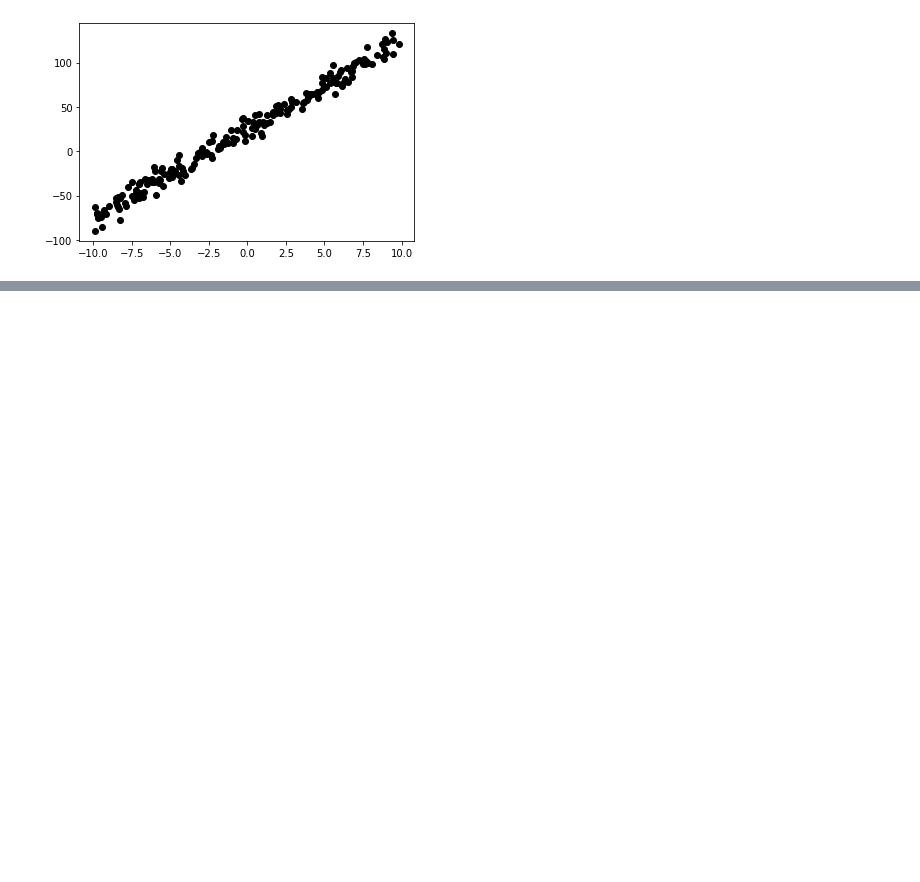
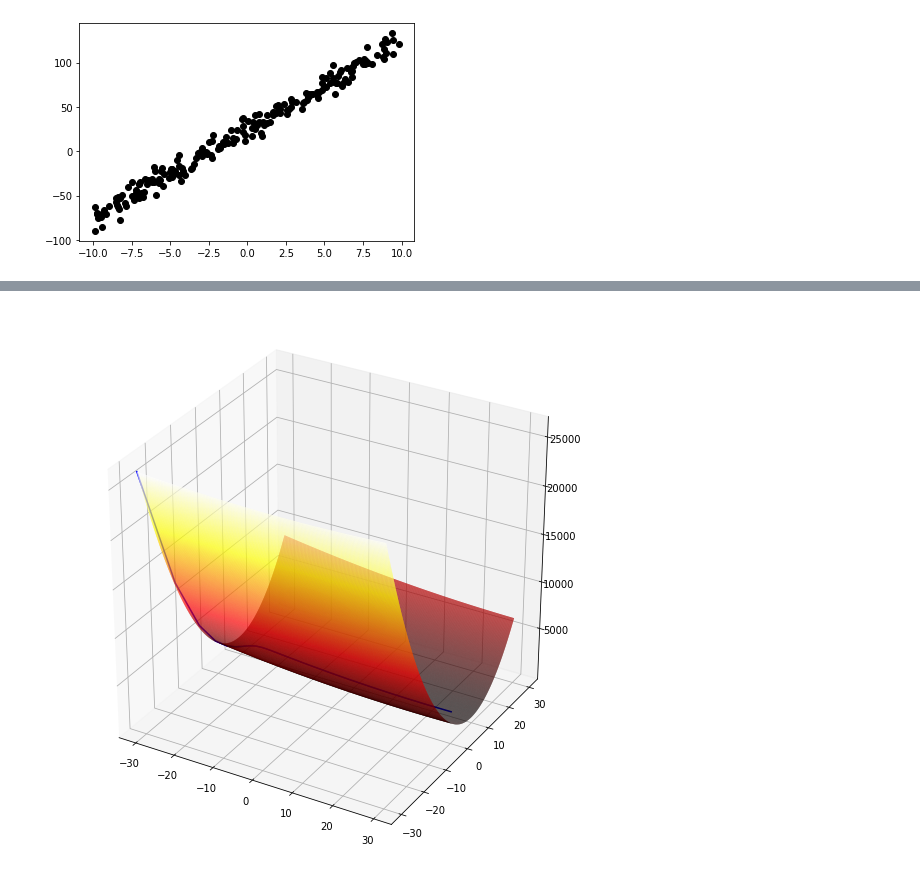
Before and after one commit to CJavaPython/AssignmentFolder, a Jupyter notebook: Assignment03/Assignment03.ipynb, the cells around one changed output, grey strips where cells are left out. Saved outputs shown, nothing was run; the diff lists cells and outputs as text; code cells hidden in the pictures; blank space fills up the shorter version.

Commit message:
4. Plotting the optimization path

```diff
--- a/Assignment03/Assignment03.ipynb
+++ b/Assignment03/Assignment03.ipynb
@@ -132,14 +73,0 @@ plt.show()
-# %%
-while t0Size < len(newt0_list):
-    newJ_list2 = []
-    while t1Size < len(newt1_list):
-
-        h = newt0_list[t0Size] * x_data + newt1_list[t1Size]
-        newJ = np.mean((h - y_data) ** 2) / 2
-
-        newJ_list2.append(newJ)
-        t1Size = t1Size + 1
-
-    newJ_list1.append(newJ_list2)
-    t0Size = t0Size + 1
-    t1Size = 0
@@ -289,0 +74,42 @@ Text(0.5, 0.98, 'Minimizando f(x1,x2)')
+# %%
+#gradient
+t0_lineA = []
+t1_lineB = []
+Jt_list = []
+
+th0 = -30.0
+th1 = -30.0
+
+a = 0.01
+
+t0_lineA.append(th0)
+t1_lineB.append(th1)
+
+while 1:
+    h = hypothesis(th0, th1, x_data) - y_data
+    E = np.mean(h ** 2) / 2
+
+    th0_g = np.mean(h * x_data)
+    th1_g = np.mean(h)
+
+    tmp0 = th0
+    tmp1 = th1
+
+    th0 = th0 - a * th0_g
+    th1 = th1 - a * th1_g
+
+    t0_lineA.append(th0)
+    t1_lineB.append(th1)
+    Jt_list.append(E)
+
+    if th0 == tmp0 and th1 == tmp1 and E == np.mean(h ** 2) / 2:
+        Jt_list.append(E)
+        break
+
+fig = plt.figure(figsize=(10,10))
+ax = fig.add_subplot(111, projection='3d')
+ax.plot_surface(t0_list, t1_list, E_list, cstride = 1, rstride = 1, cmap = plt.cm.hot)
+ax.plot(t1_lineB, t0_lineA, Jt_list, color='blue')
+plt.show()
+# %% [output]
+[figure, added]
```
Also changed, not shown: parts of 6 cells of this notebook.
